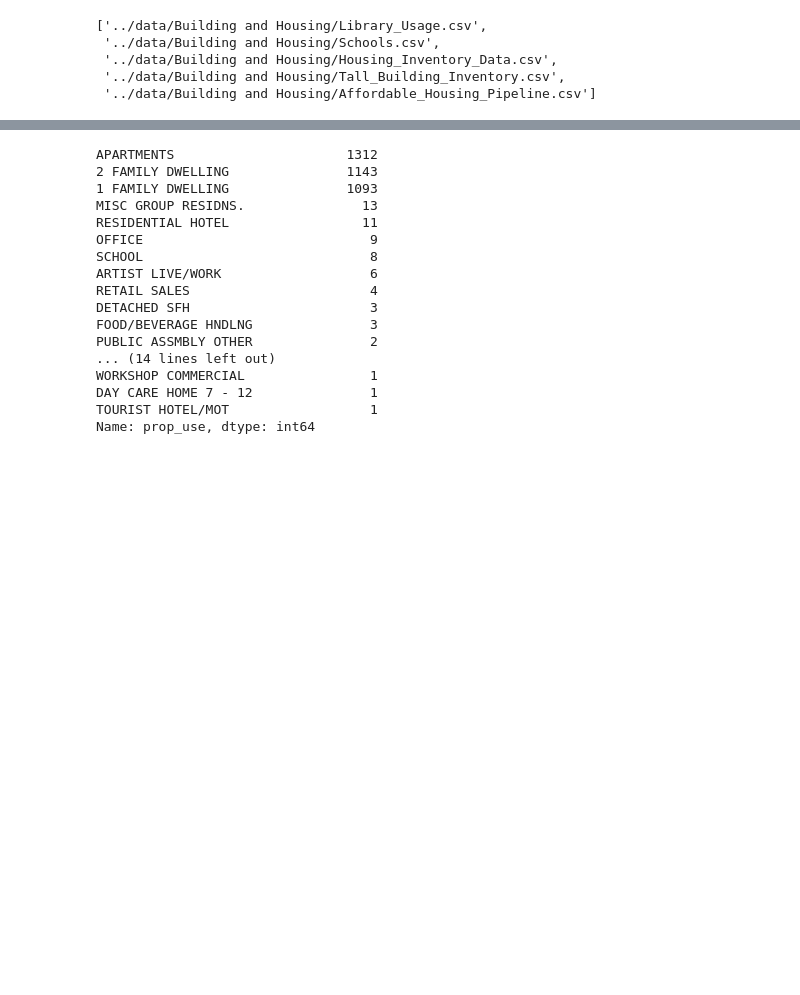
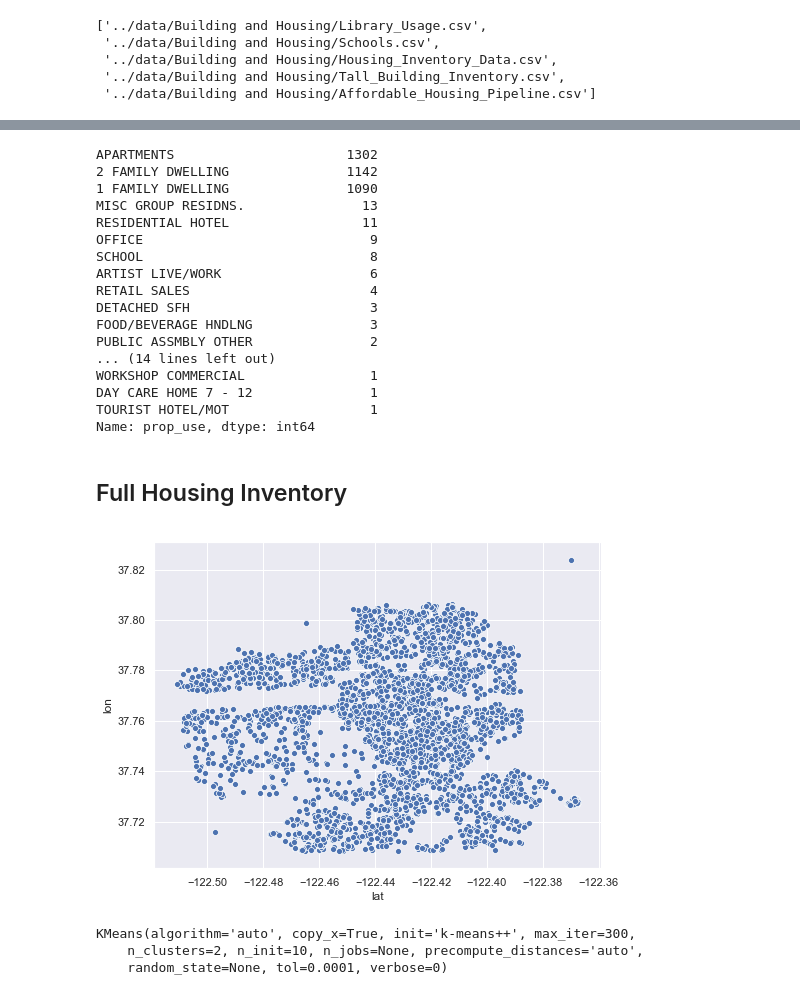
Before and after one commit to daikiminaki/San-Francisco-Data-Project, a Jupyter notebook: notebooks/what_is_sf_eda_building_and_housing.ipynb, the cells around one changed output, grey strips where cells are left out. Cells and saved outputs as stored; diff of their text form; code cells hidden in the pictures; blank space fills up the shorter version.

```diff
--- a/notebooks/what_is_sf_eda_building_and_housing.ipynb
+++ b/notebooks/what_is_sf_eda_building_and_housing.ipynb
@@ -23,6 +29,9 @@ housing_inventory = pd.read_csv('../data/Building and Housing/Housing_Inventory_
 # %%
 # Clean Columns
 housing_inventory.columns = [x.lower().replace(' ','_') for x in housing_inventory.columns]
+
+# Clean Address with Geolocations
+housing_inventory = housing_inventory[housing_inventory['the_geom'].notnull()]
 # %%
 housing_inventory.info()
 # %% [output]
@@ -45,0 +59,10 @@ memory usage: 994.5+ KB
+# %%
+#
+housing_inventory = housing_inventory.copy()
+
+# Geom
+housing_inventory['the_geom'] = housing_inventory['the_geom'].str.replace('POINT \(','').str.replace(')','')
+
+# Geom to Lat Lon
+housing_inventory['lat'] = pd.to_numeric(housing_inventory['the_geom'].str.split(' ').apply(lambda x: x[0]))
+housing_inventory['lon'] = pd.to_numeric(housing_inventory['the_geom'].str.split(' ').apply(lambda x: x[1]))
@@ -51,9 +74,9 @@ housing_inventory['ext_use'].value_counts()
 # %%
 housing_inventory['prop_use'].value_counts()
 # %% [output]
-APARTMENTS                      1312
-2 FAMILY DWELLING               1143
-1 FAMILY DWELLING               1093
+APARTMENTS                      1302
+2 FAMILY DWELLING               1142
+1 FAMILY DWELLING               1090
 MISC GROUP RESIDNS.               13
 RESIDENTIAL HOTEL                 11
 OFFICE                             9
@@ -70,0 +99,18 @@ Name: prop_use, dtype: int64
+# %% [markdown]
+## Full Housing Inventory
+# %%
+# Full Housing Investory Mapped
+_ = plt.figure(figsize=(8,6))
+_ = sns.scatterplot(x='lat', y='lon', data=housing_inventory)
+# %% [output]
+[figure, added]
+# %%
+#
+x_cols = ['lat','lon']
+
+# Fit KMeans Model
+model.fit(housing_inventory[x_cols])
+# %% [output]
+KMeans(algorithm='auto', copy_x=True, init='k-means++', max_iter=300,
+    n_clusters=2, n_init=10, n_jobs=None, precompute_distances='auto',
+    random_state=None, tol=0.0001, verbose=0)
```
Also changed, not shown: parts of 21 cells of this notebook, 1 other file.
